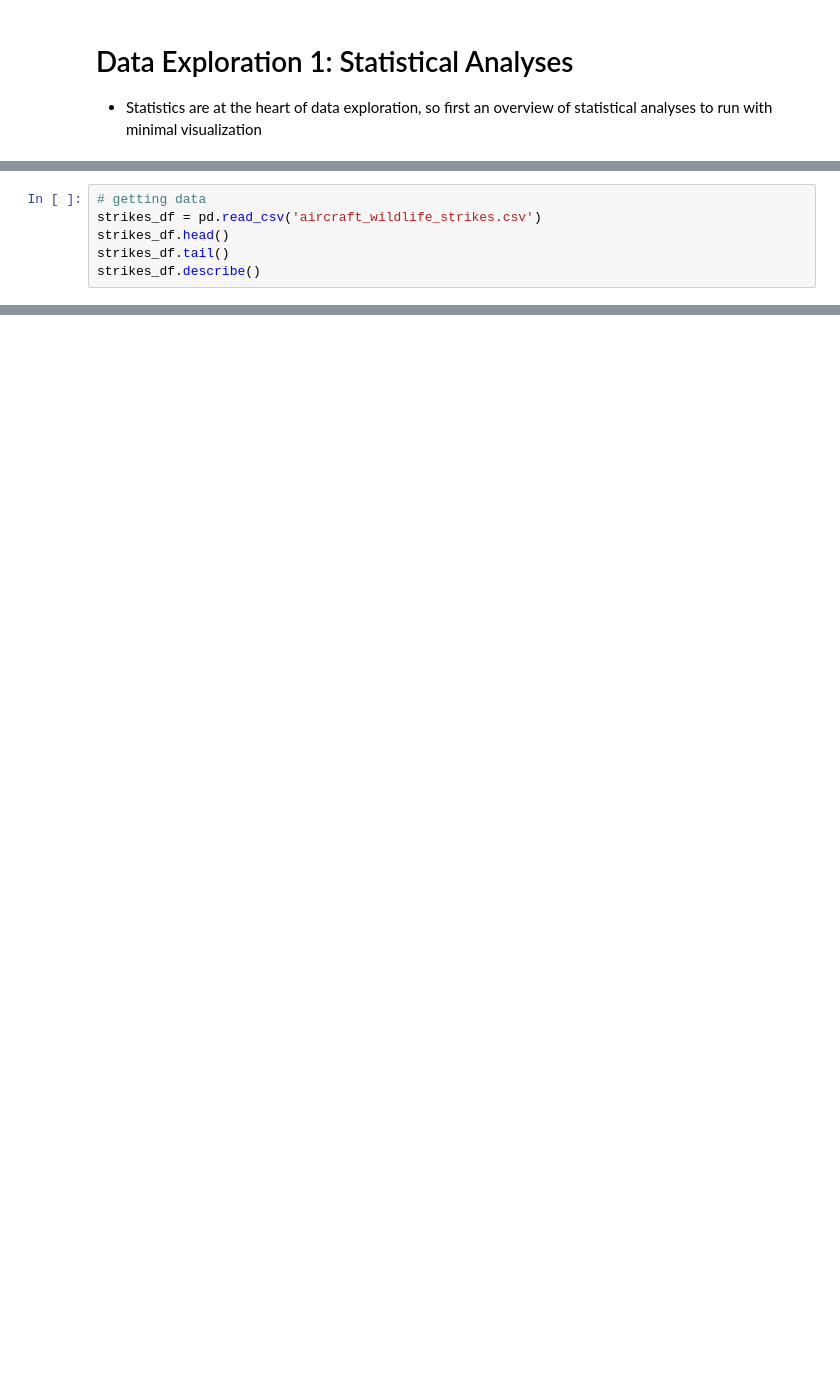
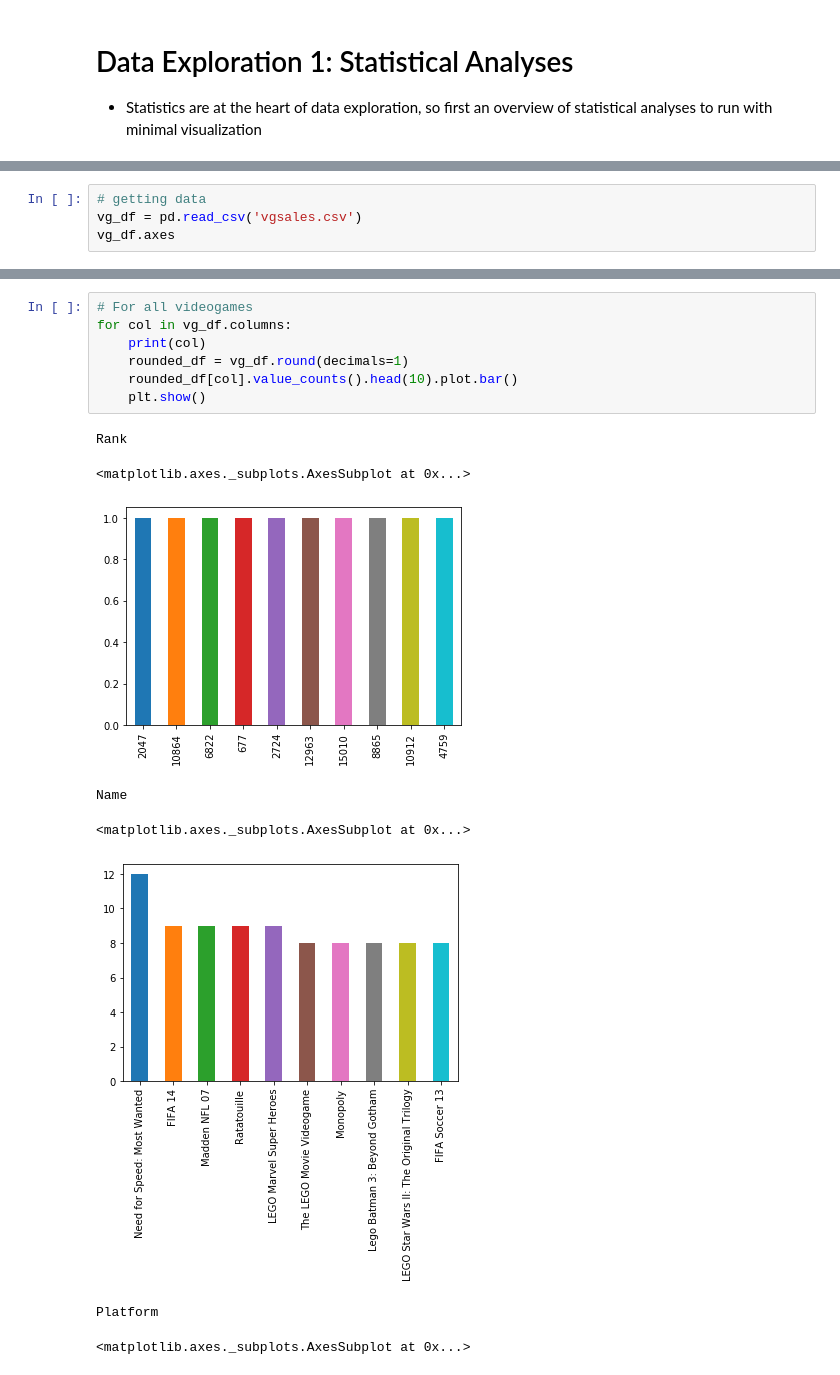
Before and after one commit to AaDalal/senior_sem_ai, a Jupyter notebook: dataExploration1_statistical.ipynb, the cells around one changed output, grey strips where cells are left out. Saved outputs shown, nothing was run; the diff lists cells and outputs as text; blank space fills up the shorter version.

Commit message:
statistical analyses on video game data

```diff
--- a/dataExploration1_statistical.ipynb
+++ b/dataExploration1_statistical.ipynb
@@ -15,6 +16,4 @@ ModuleNotFoundError: No module named 'seaborn'
 # %%
 # getting data
-strikes_df = pd.read_csv('aircraft_wildlife_strikes.csv')
-strikes_df.head()
-strikes_df.tail()
-strikes_df.describe()
+vg_df = pd.read_csv('vgsales.csv')
+vg_df.axes
@@ -20,0 +147,16 @@ strikes_df.describe()
+# %%
+# For all videogames
+for col in vg_df.columns:
+    print(col)
+    rounded_df = vg_df.round(decimals=1)
+    rounded_df[col].value_counts().head(10).plot.bar()
+    plt.show()
+# %% [output]
+Rank
+<matplotlib.axes._subplots.AxesSubplot at 0x...>
+[figure, added]
+Name
+<matplotlib.axes._subplots.AxesSubplot at 0x...>
+[figure, added]
+Platform
+<matplotlib.axes._subplots.AxesSubplot at 0x...>
```
Also changed, not shown: parts of 15 cells of this notebook, 1 other file.
